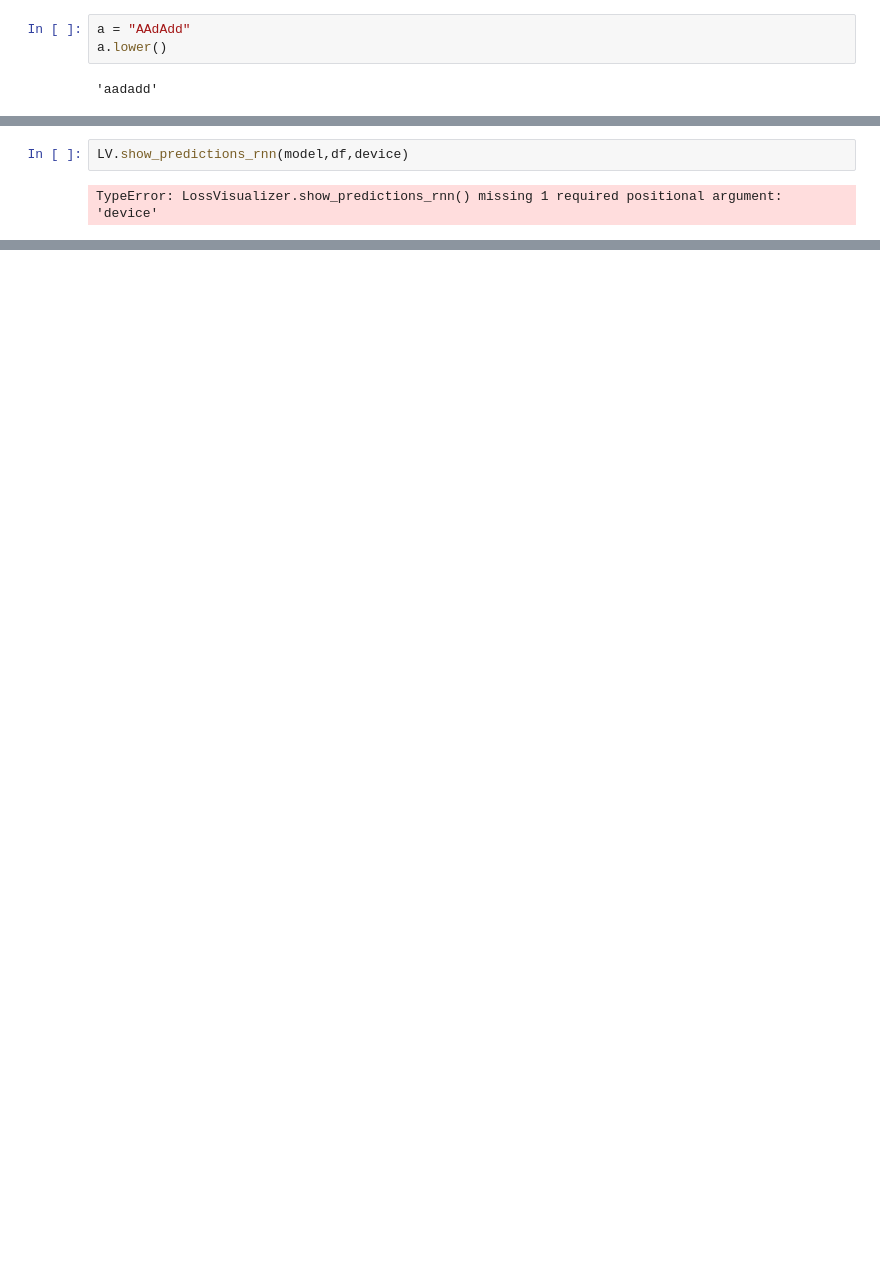
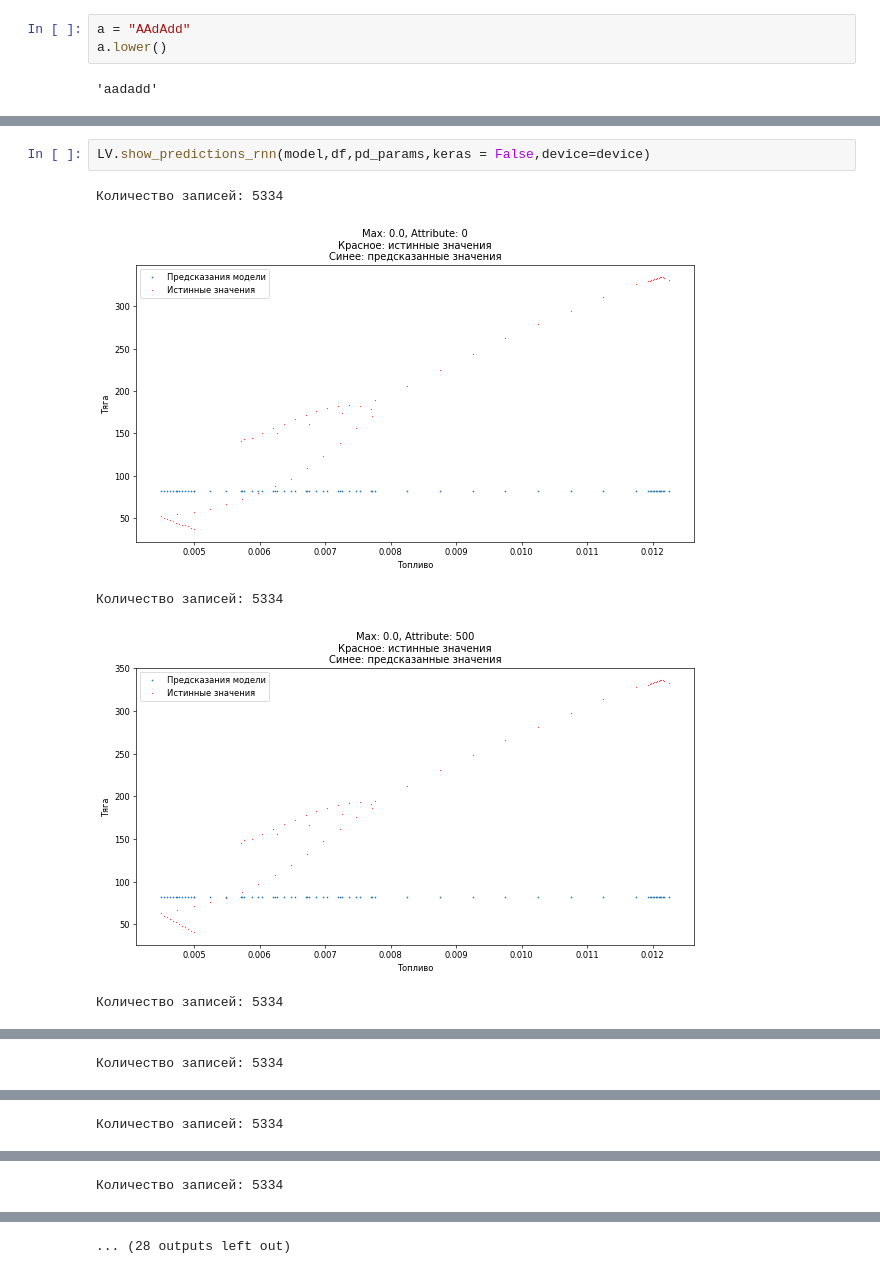
Before and after one commit to N1QWO/pr_aria, a Jupyter notebook: model/GRU/test_1.ipynb, the cells around one changed output, grey strips where cells are left out. Cells and saved outputs as stored; diff of their text form; blank space fills up the shorter version.

```diff
--- a/model/GRU/test_1.ipynb
+++ b/model/GRU/test_1.ipynb
@@ -125,4 +118,8 @@ LV.histogram_mape(model,X_train,y_train,limit_percel = 5)
 # %%
-LV.show_predictions_rnn(model,df,device)
+LV.show_predictions_rnn(model,df,pd_params,keras = False,device=device)
 # %% [output]
-TypeError: LossVisualizer.show_predictions_rnn() missing 1 required positional argument: 'device'
+Количество записей: 5334
+[figure, added]
+Количество записей: 5334
+[figure, added]
+Количество записей: 5334
@@ -128,0 +127 @@ TypeError: LossVisualizer.show_predictions_rnn() missing 1 required positional a
+Количество записей: 5334
@@ -128,0 +129 @@ TypeError: LossVisualizer.show_predictions_rnn() missing 1 required positional a
+Количество записей: 5334
@@ -128,0 +131 @@ TypeError: LossVisualizer.show_predictions_rnn() missing 1 required positional a
+Количество записей: 5334
@@ -128,0 +133 @@ TypeError: LossVisualizer.show_predictions_rnn() missing 1 required positional a
+... (28 outputs left out)
```
Also changed, not shown: parts of 10 cells of this notebook, 5 other files.
